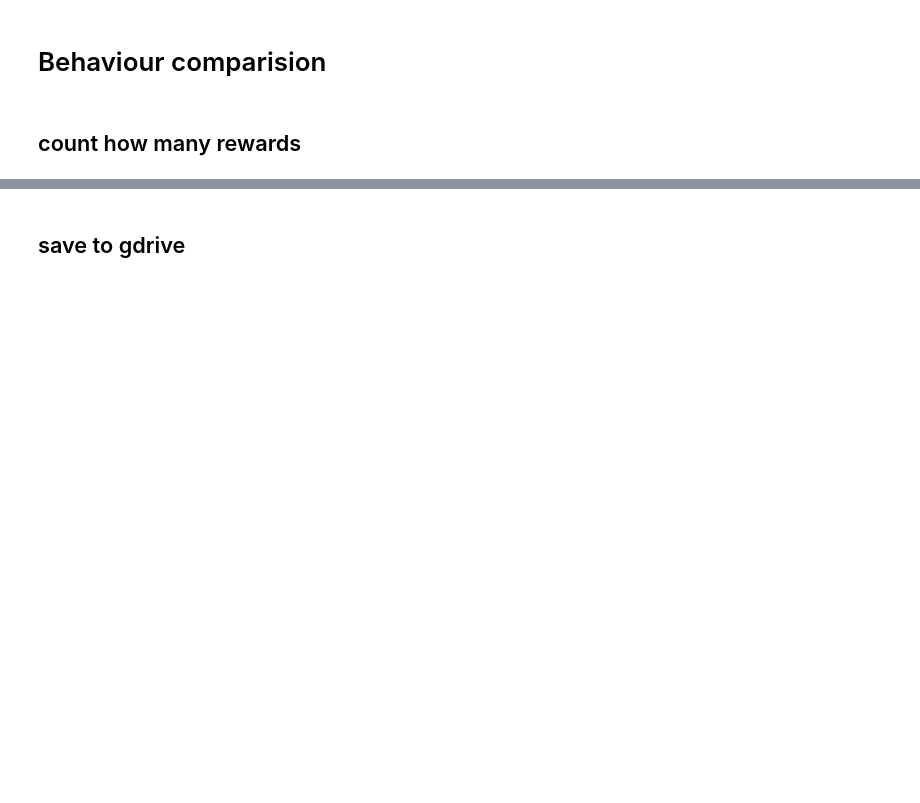
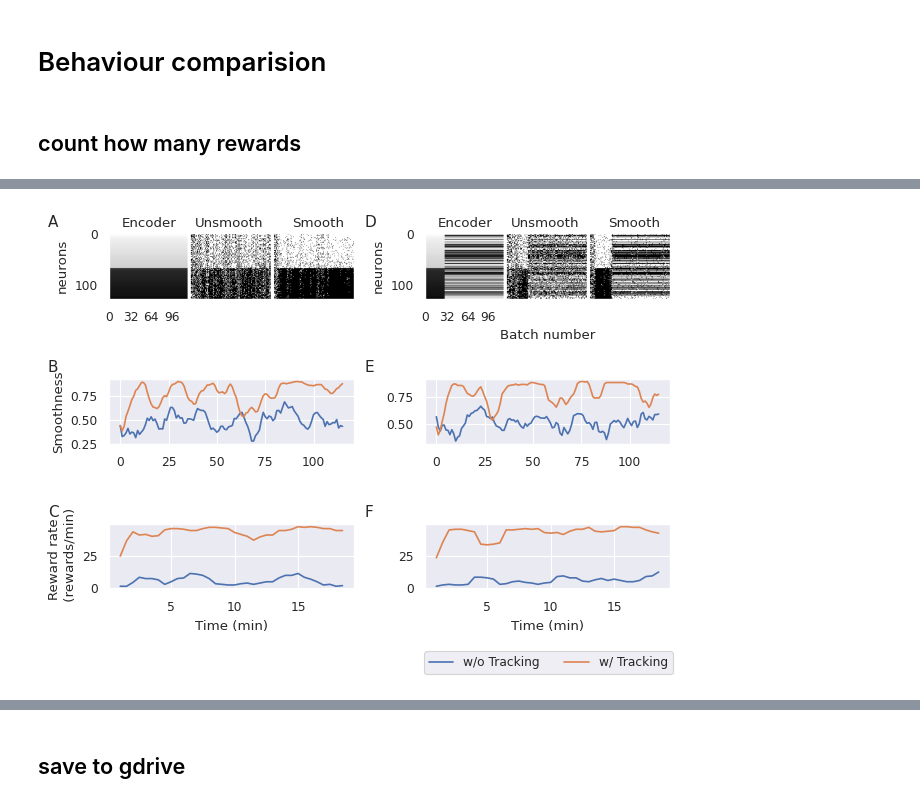
Before and after one commit to sijia66/adaptive_feature_selection, a Jupyter notebook: figure3_lasso_selection/231101_afs_figure3_full_feature_selection_full_lasso.ipynb, the cells around one changed output, grey strips where cells are left out. Saved outputs shown, nothing was run; the diff lists cells and outputs as text; code cells hidden in the pictures; blank space fills up the shorter version.

```diff
--- a/figure3_lasso_selection/231101_afs_figure3_full_feature_selection_full_lasso.ipynb
+++ b/figure3_lasso_selection/231101_afs_figure3_full_feature_selection_full_lasso.ipynb
@@ -727,0 +732,14 @@ findfont: Font family 'Arial' not found.
+# %%
+from afs_plotting import concatenate_encoder_weights_feature_sets
+
+# concatennate encoder weights and feature sets work for the first and last exp_data_all
+encoder_weights_features_sets_stationary = concatenate_encoder_weights_feature_sets(
+    encoder_weight_change_stationary, exp_data_all[:2]
+)
+
+encoder_weights_features_sets_shuffle = concatenate_encoder_weights_feature_sets(
+    encoder_weight_change_shuffle, exp_data_all[2:]
+)
+
+print(encoder_weights_features_sets_stationary.shape)
+print(encoder_weights_features_sets_shuffle.shape)
@@ -727,0 +751,75 @@ findfont: Font family 'Arial' not found.
+# %%
+num_batches = encoder_weight_change_stationary.shape[0]
+delta_batch_for_display = 32
+
+# make the figure according to the plan
+summary_figure, summary_axes = subplots_with_labels(3, 2,
+                                            figsize = (6.5, 4.5 ),
+                                            label_directions='col_first')
+
+# specify the line styles
+line_styles = ['--', '-', '--', '-']
+line_colors = ['blue', 'blue', 'orange', 'orange']
+legends = ['w/o Tracking', 'w/ Tracking']
+
+stationary_shuffling_indices = [[0,1], [2,3]]
+
+# top left, is the ground truth for the staionary encoder
+# we don't have that yet
+summary_axes[0,0].imshow(encoder_weights_features_sets_stationary, cmap = 'gray',
+                                            aspect = 'auto')
+summary_axes[0,0].grid(False)
+summary_axes[0,0].set_ylabel('neurons')
+
+summary_axes[0,0].set_xticks(np.arange(0, num_batches, delta_batch_for_display))
+summary_axes[0,0].set_xticklabels(np.arange(0, num_batches, delta_batch_for_display ))
+
+# put three texts  encoder, smooth, unsmooth on top of the first row, evenly spaced
+ax_feat_activity = summary_axes[0,0]
+ax_feat_activity.text(0.05, 1.1, 'Encoder', transform=ax_feat_activity.transAxes)
+ax_feat_activity.text(0.35, 1.1, 'Unsmooth', transform=ax_feat_activity.transAxes)
+ax_feat_activity.text(0.75, 1.1, 'Smooth', transform=ax_feat_activity.transAxes)
+
+
+# then the shuffling encoder case
+summary_axes[0,1].imshow(encoder_weights_features_sets_shuffle, cmap = 'gray',
+                                          aspect = 'auto')
+summary_axes[0,1].grid(False)
+summary_axes[0,1].set_ylabel('neurons')
+summary_axes[0,1].set_xlabel('Batch number')
+summary_axes[0,1].set_xticks(np.arange(0, num_batches, delta_batch_for_display))
+summary_axes[0,1].set_xticklabels(np.arange(0, num_batches, delta_batch_for_display ))
+
+# put three texts  encoder, smooth, unsmooth on top of the first row, evenly spaced
+ax_feat_activity = summary_axes[0,1]
+ax_feat_activity.text(0.05, 1.1, 'Encoder', transform=ax_feat_activity.transAxes)
+ax_feat_activity.text(0.35, 1.1, 'Unsmooth', transform=ax_feat_activity.transAxes)
+ax_feat_activity.text(0.75, 1.1, 'Smooth', transform=ax_feat_activity.transAxes)
+
+# two right figures are smoothness and reward rate comparisions
+summary_axes[1,0].plot(smoothness_conds_by_batch_ma[stationary_shuffling_indices[0], :].T,
+                       label = legends)
+summary_axes[1,1].plot(smoothness_conds_by_batch_ma[stationary_shuffling_indices[1],:].T)
+
+summary_axes[1,0].set_ylabel('Smoothness')
+
+
+# then the reward rate
+summary_axes[2,0].plot(window_time_stamps / 60,
+                       reward_rate_all[stationary_shuffling_indices[0],:].T)
+
+summary_axes[2,1].plot(window_time_stamps / 60,
+                          reward_rate_all[stationary_shuffling_indices[1],:].T)
+summary_axes[2,0].set_xlabel('Time (min)')
+summary_axes[2,1].set_xlabel('Time (min)')
+summary_axes[2,0].set_ylabel('Reward rate \n (rewards/min)')
+summary_axes[2,1].set_xlabel('Time (min)')
+
+# put the legend outside of the figure
+lgd = summary_figure.legend(bbox_to_anchor=(0.6, -.01), ncol = 2,
+                         loc=2, borderaxespad=0.)
+summary_figure.subplots_adjust(bottom=0.2)
+
+summary_figure.tight_layout()
+summary_figure
+# %% [output]
@@ -727,0 +843 @@ findfont: Font family 'Arial' not found.
+[figure, added]
```
Also changed, not shown: parts of 18 cells of this notebook, 1 other file.
